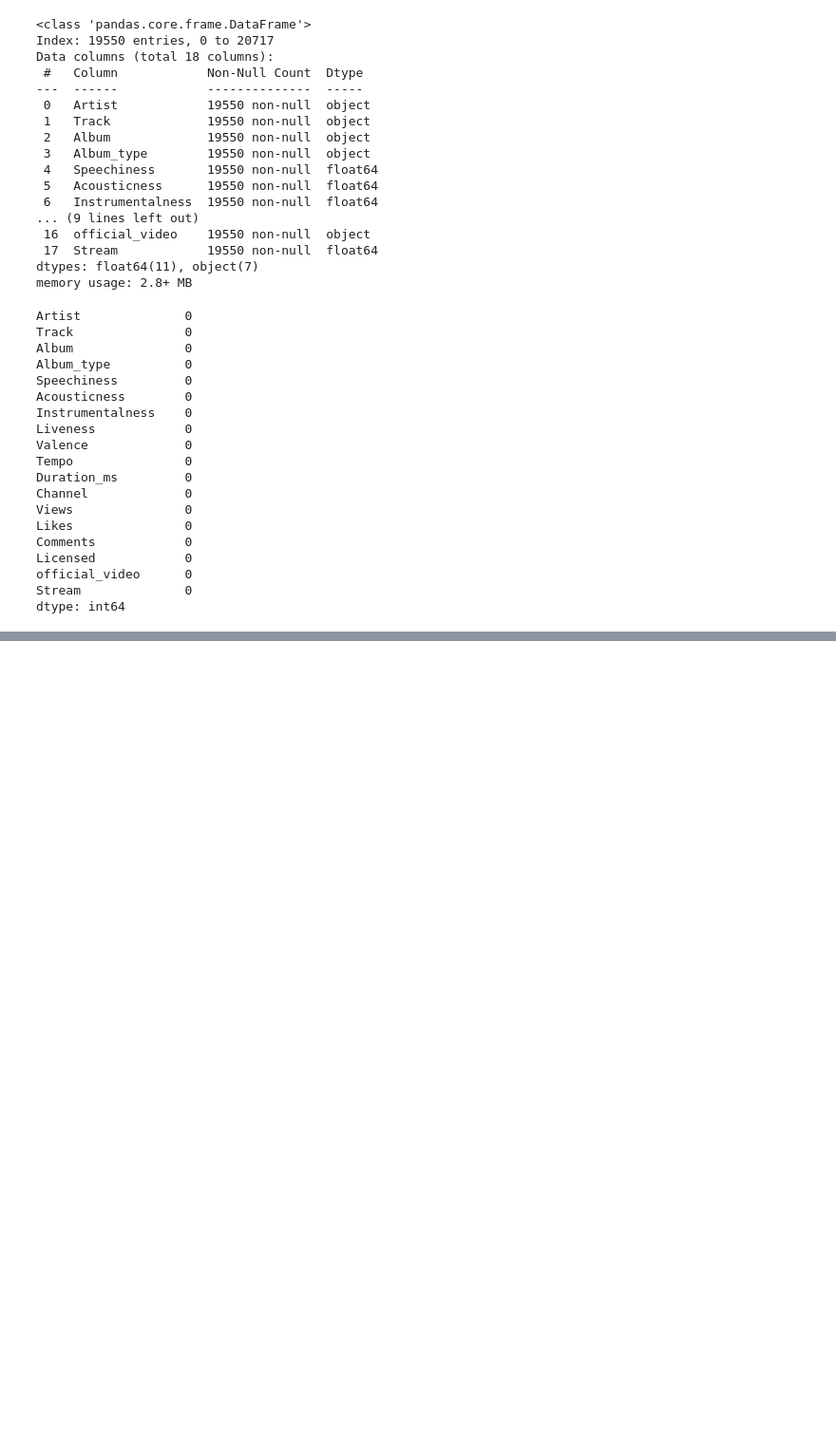
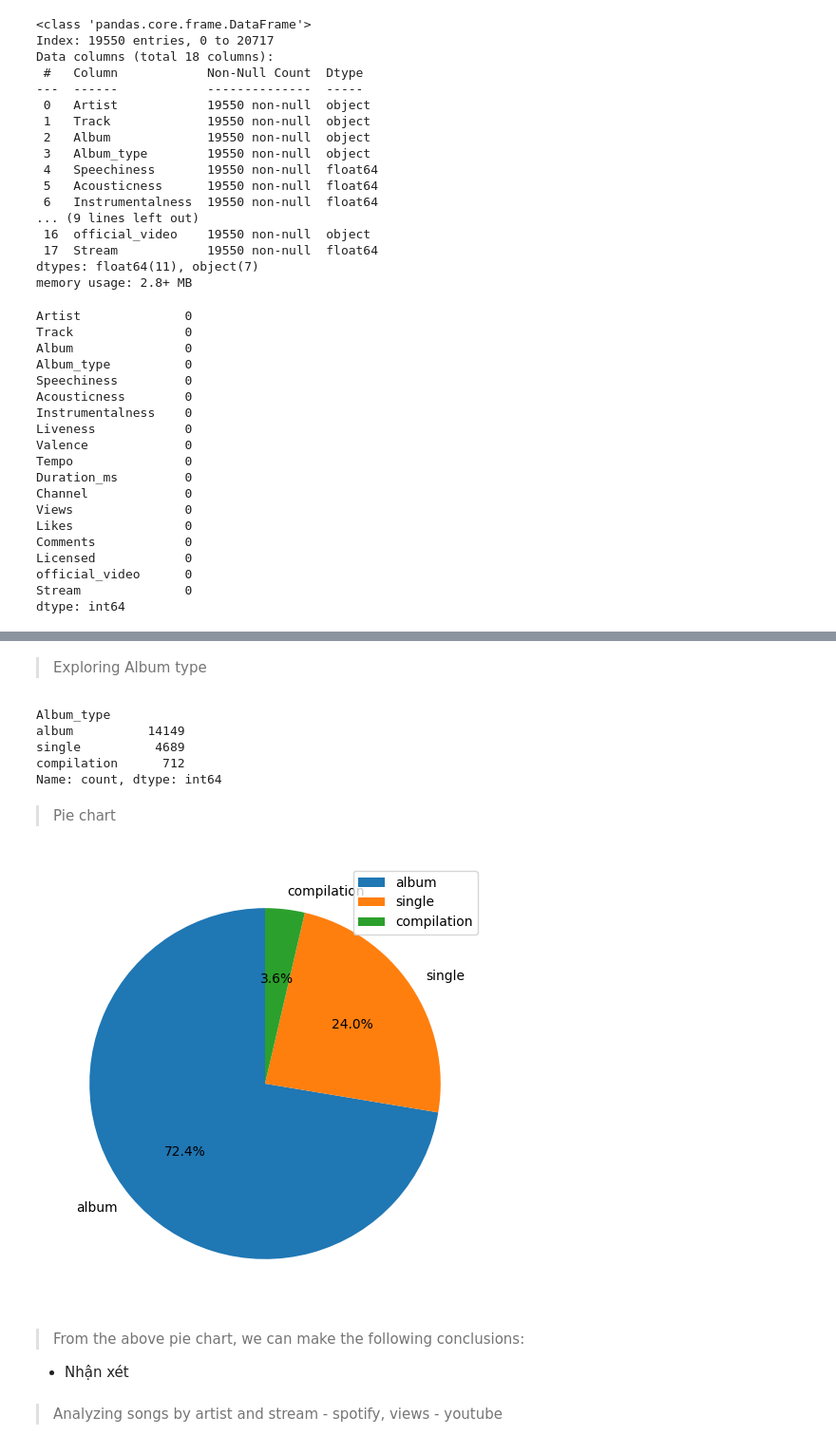
Before and after one commit to hg27haan/SpotifyAndYoutube-DataAnalysis, a Jupyter notebook: Nhom5.ipynb, the cells around one changed output, grey strips where cells are left out. Shown at 95% size. Drawn from its saved outputs; the diff is of its cells as text; code cells hidden in the pictures; blank space fills up the shorter version.

Commit message:
Update Data Preprocessing and Data Analyzing

```diff
--- a/Nhom5.ipynb
+++ b/Nhom5.ipynb
@@ -281,0 +285,29 @@ max    1.608314e+07  3.386520e+09
+# %% [markdown]
+> Exploring Album type
+# %%
+album_type_count = df['Album_type'].value_counts()
+print(album_type_count)
+# %% [output]
+Album_type
+album          14149
+single          4689
+compilation      712
+Name: count, dtype: int64
+# %% [markdown]
+> Pie chart
+# %%
+labels = album_type_count.index.tolist()
+sizes = album_type_count.values.tolist()
+
+plt.figure(figsize=(15,6))
+plt.pie(sizes, labels=labels, autopct='%1.1f%%', startangle=90)
+plt.legend(labels, loc='best')
+
+plt.show()
+# %% [output]
+[figure, added]
+# %% [markdown]
+> From the above pie chart, we can make the following conclusions:
+* Nhận xét
+# %% [markdown]
+> Analyzing songs by artist and stream - spotify, views - youtube
```
Also changed, not shown: parts of 18 cells of this notebook.
